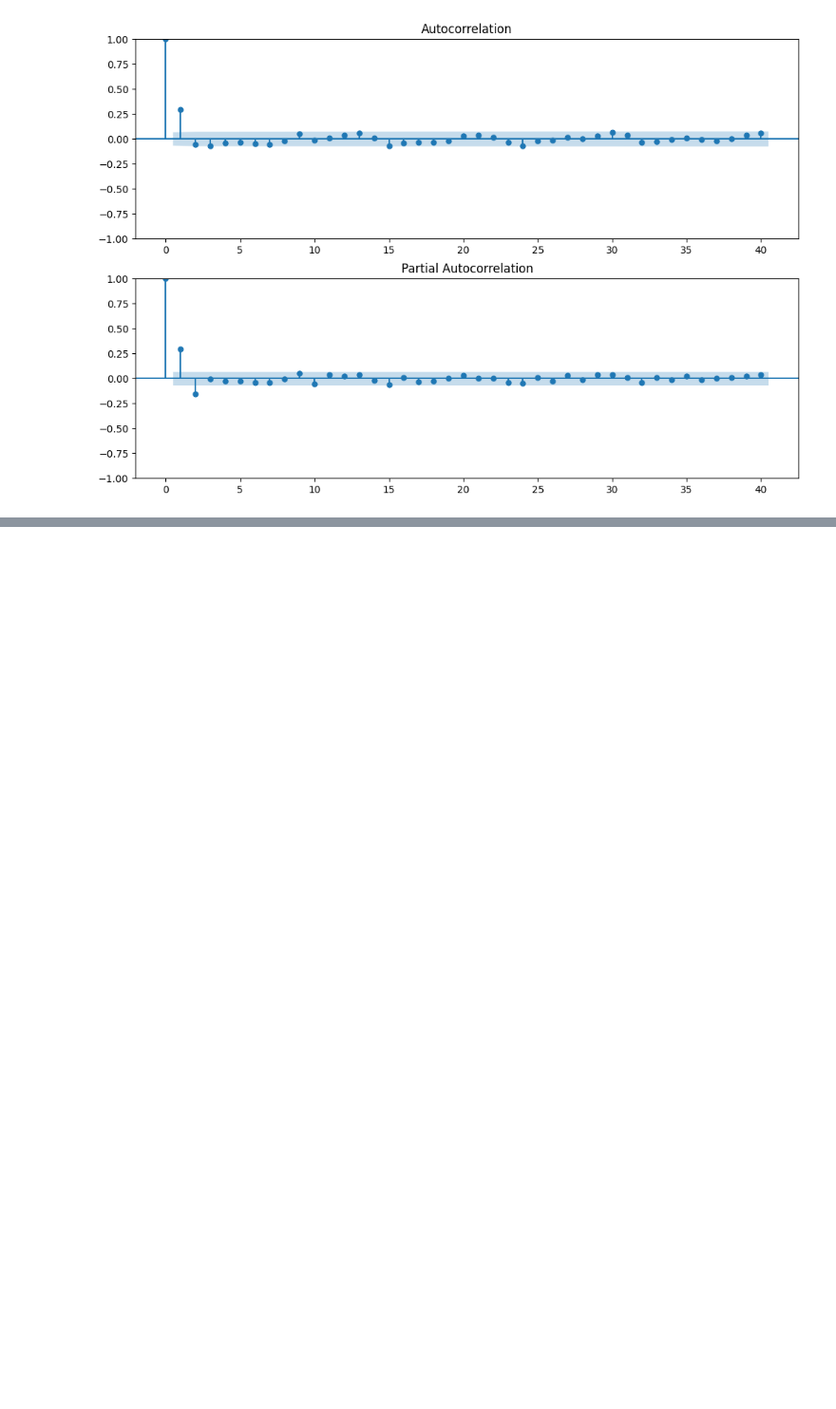
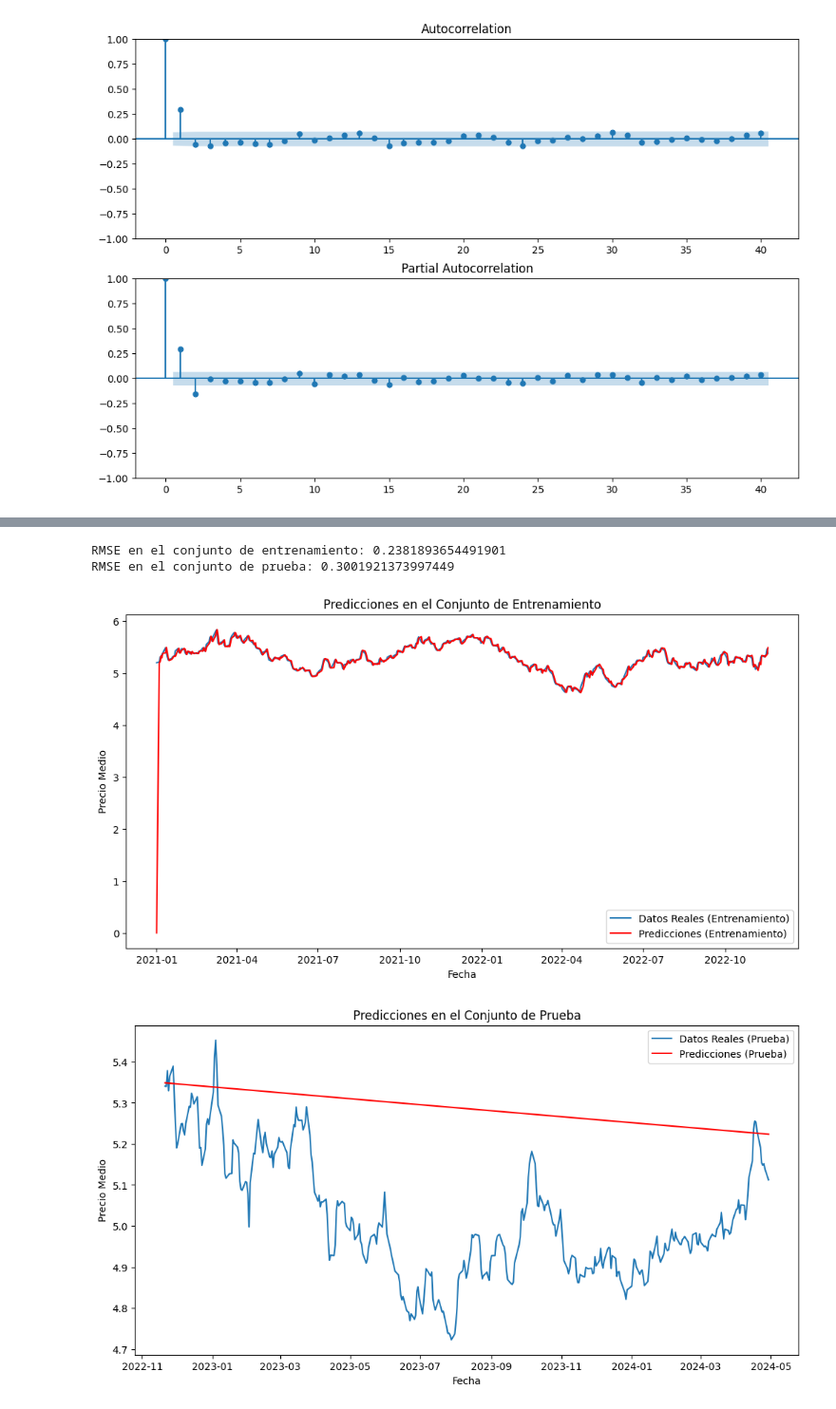
Before and after one commit to DajeanArcila/DajeanArcila, a Jupyter notebook: TestADFEstacionalidad.ipynb, the cells around one changed output, grey strips where cells are left out. Shown at 95% size. Drawn from its saved outputs; the diff is of its cells as text; code cells hidden in the pictures; blank space fills up the shorter version.

```diff
--- a/TestADFEstacionalidad.ipynb
+++ b/TestADFEstacionalidad.ipynb
@@ -350,0 +380,2 @@ print(f'Best SARIMAX params: {best_pdq} x {best_seasonal_pdq} with AIC {best_aic
+# %%
+dataset = dataset.sort_index()
@@ -350,0 +518,49 @@ print(f'Best SARIMAX params: {best_pdq} x {best_seasonal_pdq} with AIC {best_aic
+# %%
+from sklearn.metrics import mean_squared_error
+import numpy as np
+
+# Eliminar NaN en las predicciones y datos reales
+train = train.dropna()
+test = test.dropna()
+pred_train = pred_train.dropna()
+pred_test = pred_test.dropna()
+
+# Alinear las predicciones con los datos reales para evitar NaNs
+aligned_train, aligned_pred_train = train['Mean'].align(pred_train, join='inner')
+aligned_test, aligned_pred_test = test['Mean'].align(pred_test, join='inner')
+
+# Calcular RMSE para el conjunto de entrenamiento
+rmse_train = np.sqrt(mean_squared_error(aligned_train, aligned_pred_train))
+print(f'RMSE en el conjunto de entrenamiento: {rmse_train}')
+
+# Calcular RMSE para el conjunto de prueba
+rmse_test = np.sqrt(mean_squared_error(aligned_test, aligned_pred_test))
+print(f'RMSE en el conjunto de prueba: {rmse_test}')
+# %% [output]
+RMSE en el conjunto de entrenamiento: 0.2381893654491901
+RMSE en el conjunto de prueba: 0.3001921373997449
+# %%
+import matplotlib.pyplot as plt
+
+# Gráfico del conjunto de entrenamiento
+plt.figure(figsize=(12, 6))
+plt.plot(aligned_train.index, aligned_train, label='Datos Reales (Entrenamiento)')
+plt.plot(aligned_pred_train.index, aligned_pred_train, label='Predicciones (Entrenamiento)', color='red')
+plt.title('Predicciones en el Conjunto de Entrenamiento')
+plt.xlabel('Fecha')
+plt.ylabel('Precio Medio')
+plt.legend()
+plt.show()
+
+# Gráfico del conjunto de prueba
+plt.figure(figsize=(12, 6))
+plt.plot(aligned_test.index, aligned_test, label='Datos Reales (Prueba)')
+plt.plot(aligned_pred_test.index, aligned_pred_test, label='Predicciones (Prueba)', color='red')
+plt.title('Predicciones en el Conjunto de Prueba')
+plt.xlabel('Fecha')
+plt.ylabel('Precio Medio')
+plt.legend()
+plt.show()
+# %% [output]
+[figure, added]
+[figure, added]
```
Also changed, not shown: parts of 16 cells of this notebook.
